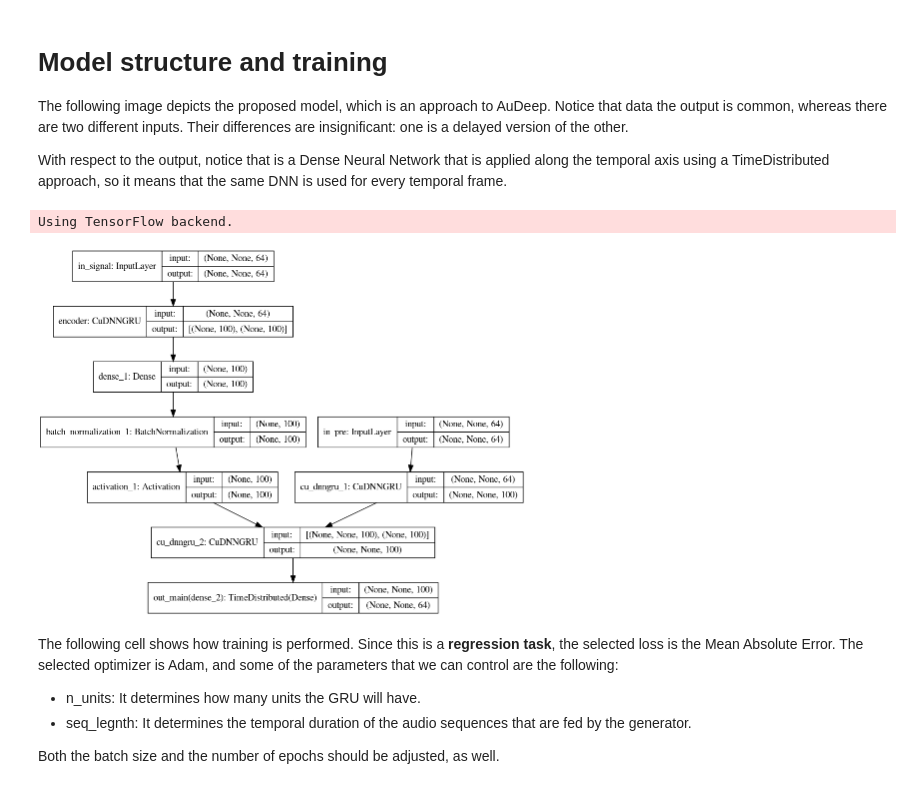
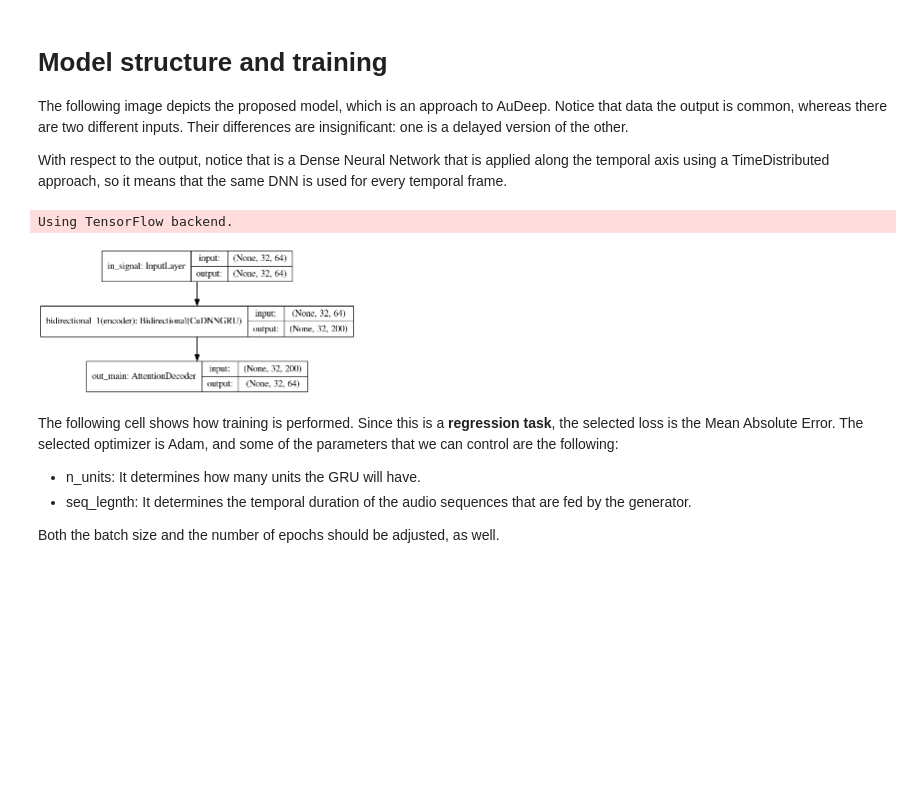
Before and after one commit to arodriguezhidalgo/DeepAutoencoder_Mozilla, a Jupyter notebook: Main_Autoencoder_Mozilla.ipynb, the cells around one changed output. Cells and saved outputs as stored; diff of their text form; code cells hidden in the pictures; blank space fills up the shorter version.

```diff
--- a/Main_Autoencoder_Mozilla.ipynb
+++ b/Main_Autoencoder_Mozilla.ipynb
@@ -302,15 +305,16 @@ With respect to the output, notice that is a Dense Neural Network that is applie
 # %%
 from keras.utils import plot_model
 from Mozilla_models import import_models
 from IPython.display import Image
 
 hf = h5py.File(h5_path, 'r')
-model_name = 'GRU_autoencoder';
-# plot_model(import_models(model_name,100, 1492, 64),show_shapes=True, show_layer_names=True, to_file='{}.png'.format(model_name))
+model_name = 'GRU_attention';
+#import_models(model_name,100, 1492, 64,32).summary()
+#plot_model(import_models(model_name,100, 1492, 64,32),show_shapes=True, show_layer_names=True, to_file='{}.png'.format(model_name))
 Image(retina=True, filename='{}.png'.format(model_name))
 # %% [output]
 Using TensorFlow backend.
-[figure, old version]
+[figure, new version]
 # %% [markdown]
 The following cell shows how training is performed. Since this is a **regression task**, the selected loss is the Mean Absolute Error. The selected optimizer is Adam, and some of the parameters that we can control are the following:
 * n_units: It determines how many units the GRU will have.
```
Also changed, not shown: parts of 5 cells of this notebook.
